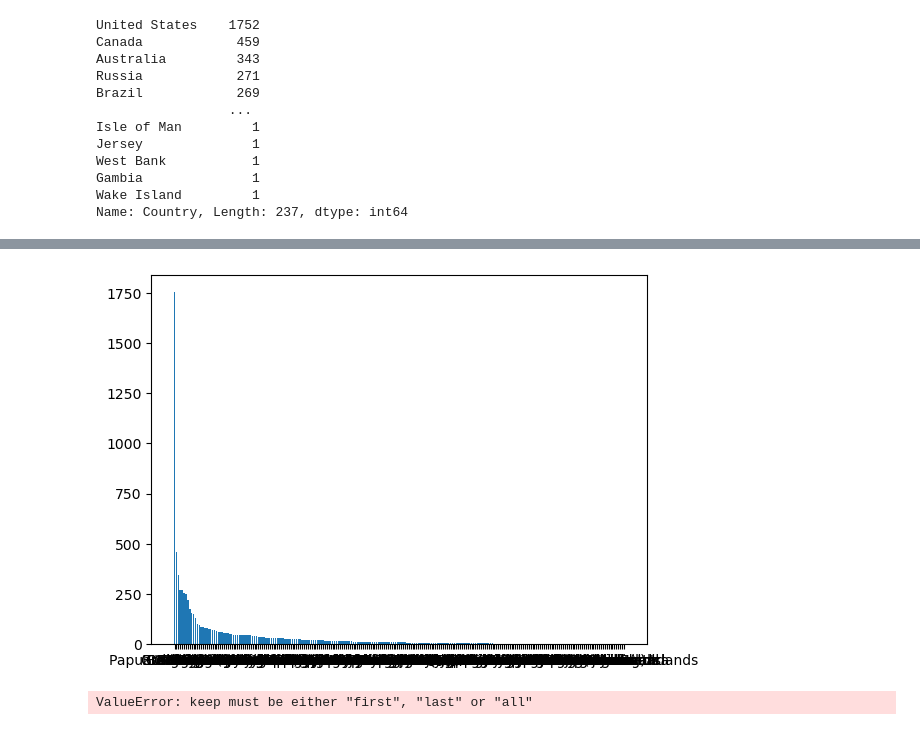
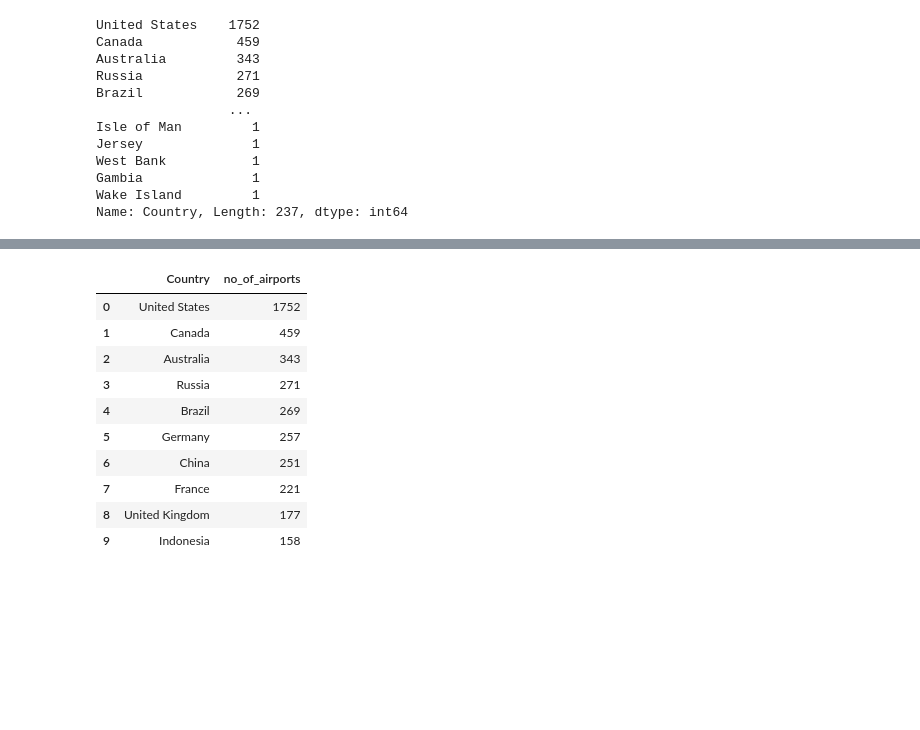
Before and after one commit to yashyaks/AirViz, a Jupyter notebook: Untitled1.ipynb, the cells around one changed output, grey strips where cells are left out. Cells and saved outputs as stored; diff of their text form; code cells hidden in the pictures; blank space fills up the shorter version.

```diff
--- a/Untitled1.ipynb
+++ b/Untitled1.ipynb
@@ -102,27 +80,20 @@ a = airports['Country'].value_counts()
-# %%
-#xpoints = airports['Country'].value_counts()
-#ypoints = airports.Country.unique()
-a = []
-for i in (airports['Country'].value_counts()):
-    a.append(i)
-#A = np.array(a)
-
-b = []
-for i in (airports.Country.unique()):
-    b.append(i)
-#B = np.array(b)
-
-x = b
-y = a
-
-plt.bar(x,y)
-plt.show()
-# %% [output]
-[figure, removed]
-# %%
-df = airports.max().nlargest(10,'Country')
-
-plt.figure(figsize = (15,25))
-df.Country.value_counts().plot(kind = 'bar')
-# %% [output]
-ValueError: keep must be either "first", "last" or "all"
+# %%
+plot_df = (
+    airports['Country'].value_counts()
+        .head(10)
+        .rename_axis('Country')
+        .reset_index(name='no_of_airports')
+)
+plot_df
+# %% [output]
+|  | Country | no_of_airports |
+| 0 | United States | 1752 |
+| 1 | Canada | 459 |
+| 2 | Australia | 343 |
+| 3 | Russia | 271 |
+| 4 | Brazil | 269 |
+| 5 | Germany | 257 |
+| 6 | China | 251 |
+| 7 | France | 221 |
+| 8 | United Kingdom | 177 |
+| 9 | Indonesia | 158 |
```
Also changed, not shown: parts of 8 cells of this notebook.
